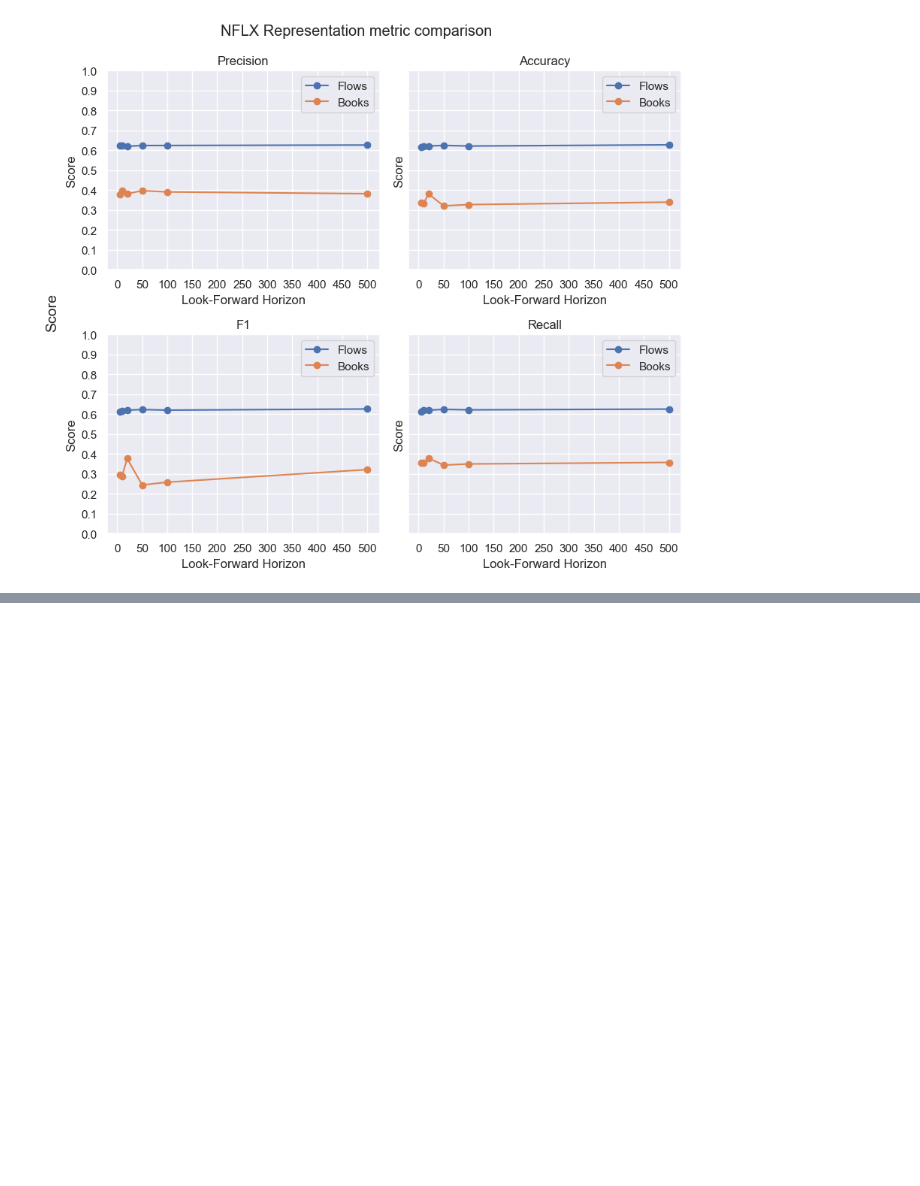
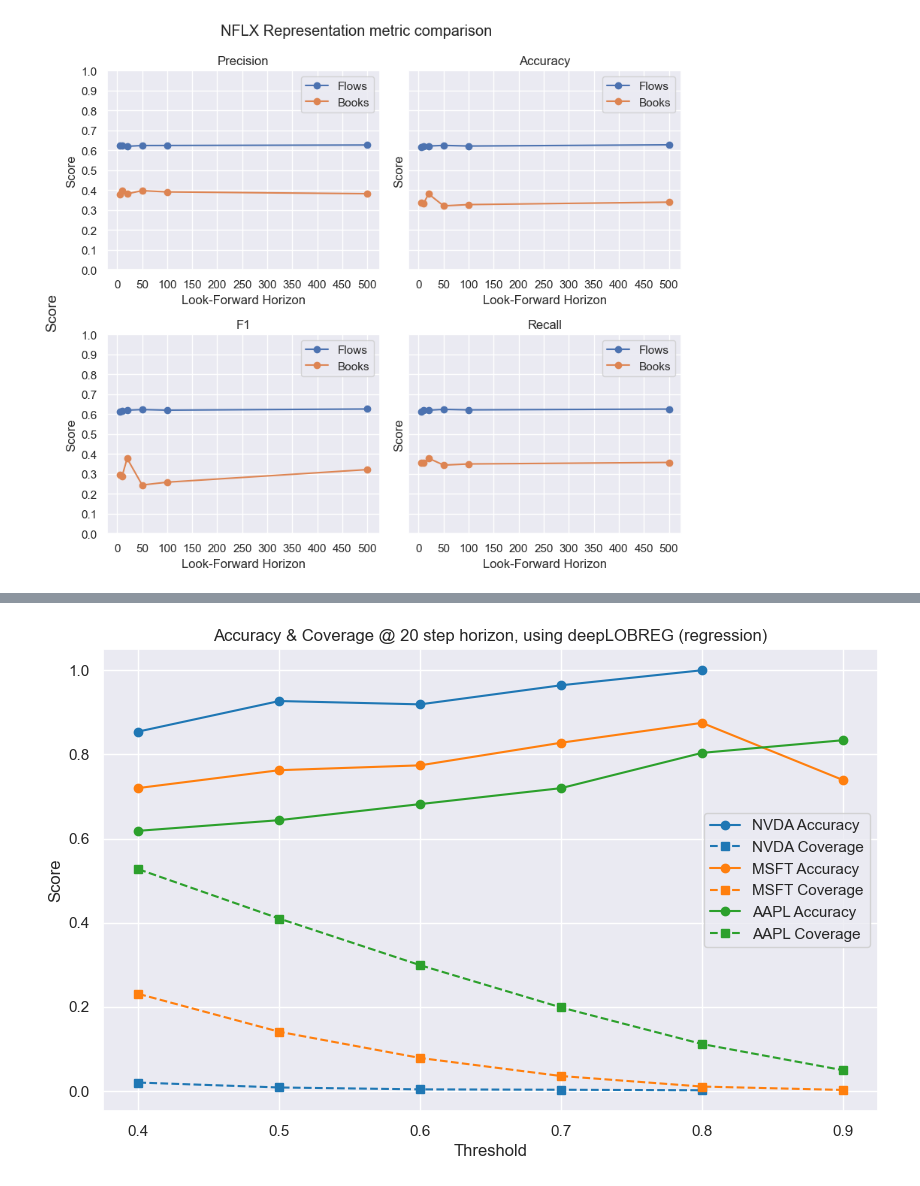
Before and after one commit to benhunt19/deep-lob-project, a Jupyter notebook: src/notebooks/resultsExploration.ipynb, the cells around one changed output, grey strips where cells are left out. Saved outputs shown, nothing was run; the diff lists cells and outputs as text; code cells hidden in the pictures; blank space fills up the shorter version.

Commit message:
multi ticker processing

```diff
--- a/src/notebooks/resultsExploration.ipynb
+++ b/src/notebooks/resultsExploration.ipynb
@@ -292,3 +293,9 @@ fig.suptitle(f"{ticker} Representation metric comparison")
 plt.show()
 # %% [output]
 [figure]
+# %%
+df2 = frameFromResultMeta()
+print(sorted(df2.columns))
+df2 = df2[df2['datetime'].astype(str).str.contains('2025-07-28')]
+
+df2
@@ -294,0 +322,36 @@ plt.show()
+# %%
+categorical = df2.loc[df2['meta.labelType'] == 'CATEGORICAL']
+regression = df2.loc[df2['meta.labelType'] == 'REGRESSION']
+# %%
+regression_tickers = regression['meta.ticker'].unique()
+horizon = 20
+thresholds = [0.4, 0.5, 0.6, 0.7, 0.8, 0.9]
+sns.set()
+plt.figure(figsize=(10, 6))
+colors = plt.cm.tab10.colors  # get a list of colors
+
+for idx, ticker in enumerate(regression_tickers):
+    subset = regression[(regression['meta.ticker'] == ticker) & (regression['meta.lookForwardHorizon'] == horizon)]
+    acc_y, cov_y, x_vals = [], [], []
+    for thresh in thresholds:
+        acc_col = f'metricsStrength.accuracy@|>{thresh}'
+        cov_col = f'metricsStrength.coverage@|>{thresh}'
+        if acc_col in subset.columns and cov_col in subset.columns:
+            acc_val = subset.iloc[0][acc_col]
+            cov_val = subset.iloc[0][cov_col]
+            if not pd.isna(acc_val) and not pd.isna(cov_val):
+                x_vals.append(thresh)
+                acc_y.append(acc_val)
+                cov_y.append(cov_val)
+    color = colors[idx % len(colors)]
+    plt.plot(x_vals, acc_y, marker='o', label=f'{ticker} Accuracy', color=color)
+    plt.plot(x_vals, cov_y, marker='s', label=f'{ticker} Coverage', color=color, linestyle='--')
+
+plt.title(f'Accuracy & Coverage @ {horizon} step horizon, using deepLOBREG (regression)')
+plt.xlabel('Threshold')
+plt.ylabel('Score')
+plt.legend()
+plt.grid(True)
+plt.show()
+# %% [output]
+[figure, added]
```
Also changed, not shown: parts of 6 cells of this notebook, 4 other files.
